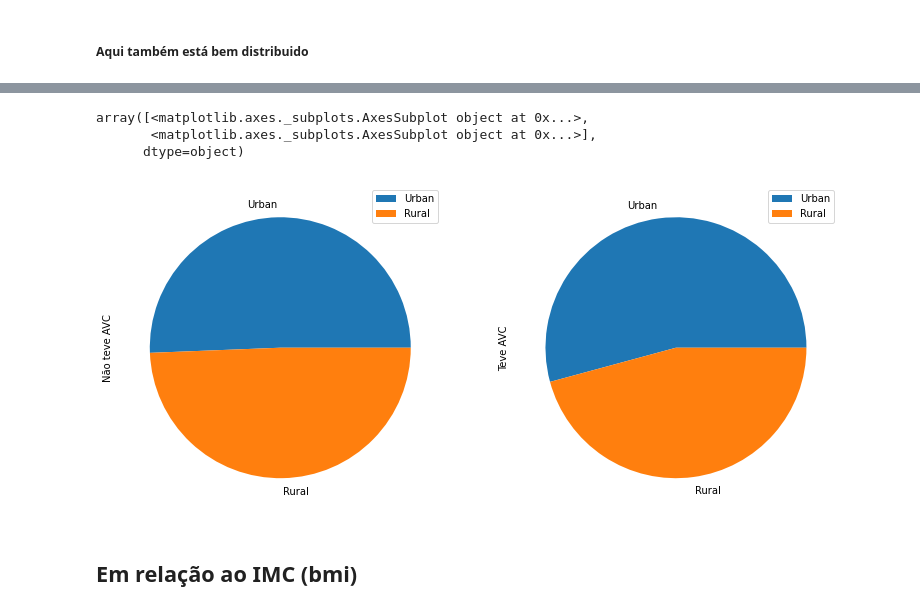
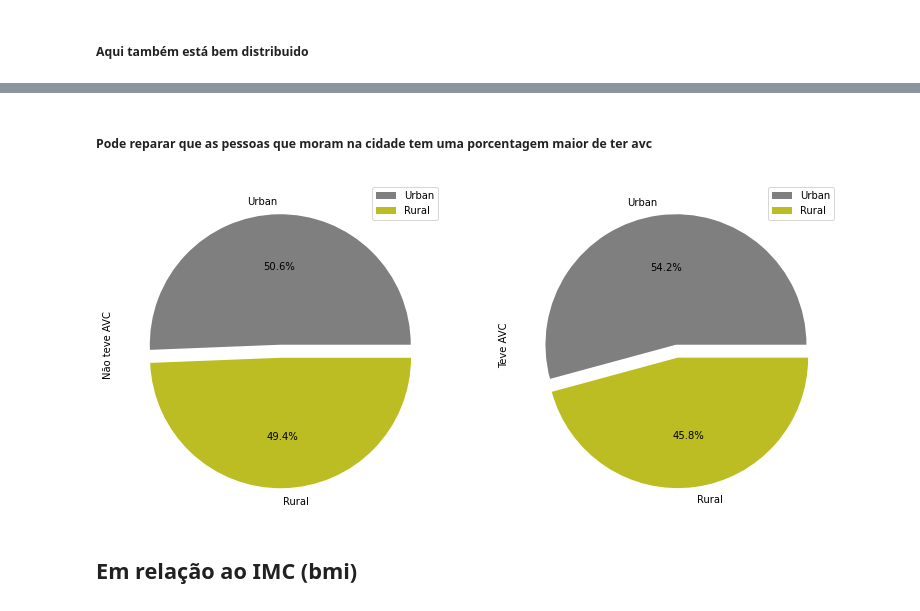
Before and after one commit to lucasma7/Exploratory_Analysis_Stroke, a Jupyter notebook: exploratory_analysis_stroke.ipynb, the cells around one changed output, grey strips where cells are left out. Saved outputs shown, nothing was run; the diff lists cells and outputs as text; code cells hidden in the pictures.

```diff
--- a/exploratory_analysis_stroke.ipynb
+++ b/exploratory_analysis_stroke.ipynb
@@ -392,12 +383,11 @@ residence_1_df.boxplot()
 [figure]
+# %% [markdown]
+##### Pode reparar que as pessoas que moram na cidade tem uma porcentagem maior de ter avc
 # %%
 residence = pd.DataFrame({'Não teve AVC': residence_0, 'Teve AVC': residence_1})
-residence.plot.pie(subplots= True, figsize= (13,6))
+residence = residence.plot.pie(subplots= True, figsize= (13,6), explode=(0, 0.1), autopct='%1.1f%%',colors= ['tab:gray','tab:olive'])
 # %% [output]
-array([<matplotlib.axes._subplots.AxesSubplot object at 0x...>,
-       <matplotlib.axes._subplots.AxesSubplot object at 0x...>],
-      dtype=object)
-[figure, old version]
+[figure, new version]
 # %% [markdown]
 ## Em relação ao IMC (bmi)
 # %% [markdown]
```
Also changed, not shown: parts of 27 cells of this notebook.
